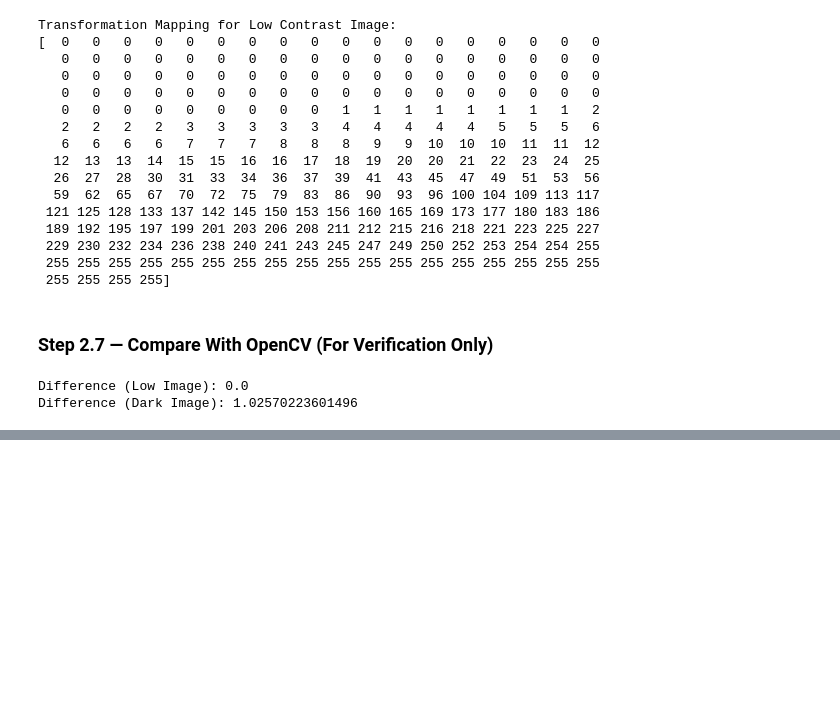
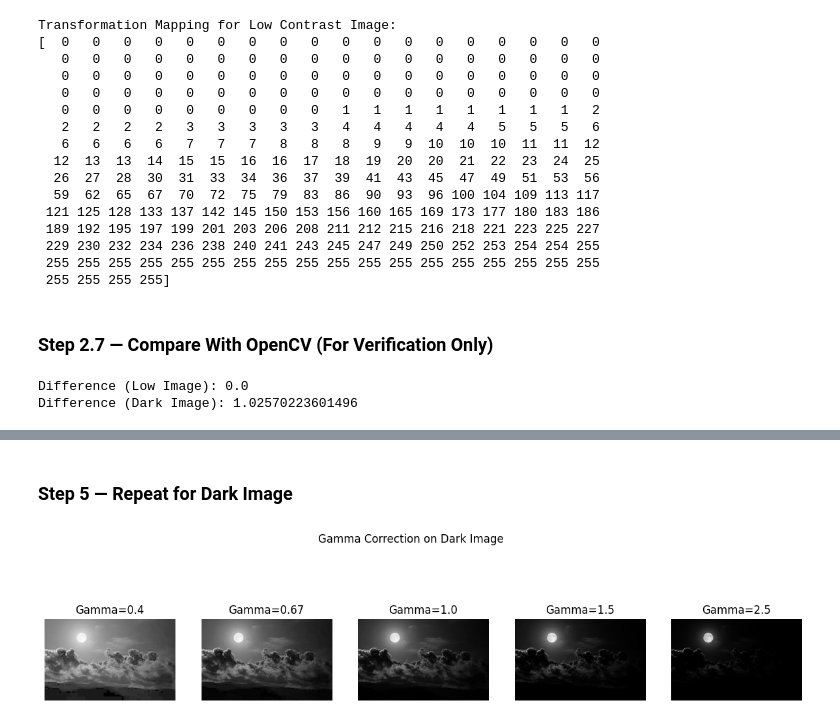
Before and after one commit to Nouman14-ai/Computer_Vision_Basics, a Jupyter notebook: Nouman_22F_3788_A1.ipynb, the cells around one changed output, grey strips where cells are left out. Saved outputs shown, nothing was run; the diff lists cells and outputs as text; code cells hidden in the pictures; blank space fills up the shorter version.

```diff
--- a/Nouman_22F_3788_A1.ipynb
+++ b/Nouman_22F_3788_A1.ipynb
@@ -138,0 +264,17 @@ Difference (Dark Image): 1.02570223601496
+# %% [markdown]
+### **Step 5 — Repeat for Dark Image**
+# %%
+dark_gamma_images = [gamma_correction(dark_img, g) for g in gamma_values]
+
+plt.figure(figsize=(15,4))
+
+for i, g_img in enumerate(dark_gamma_images):
+    plt.subplot(1,5,i+1)
+    plt.imshow(g_img, cmap='gray')
+    plt.title(f"Gamma={gamma_values[i]}")
+    plt.axis('off')
+
+plt.suptitle("Gamma Correction on Dark Image")
+plt.show()
+# %% [output]
+[figure, added]
```
Also changed, not shown: parts of 19 cells of this notebook.
